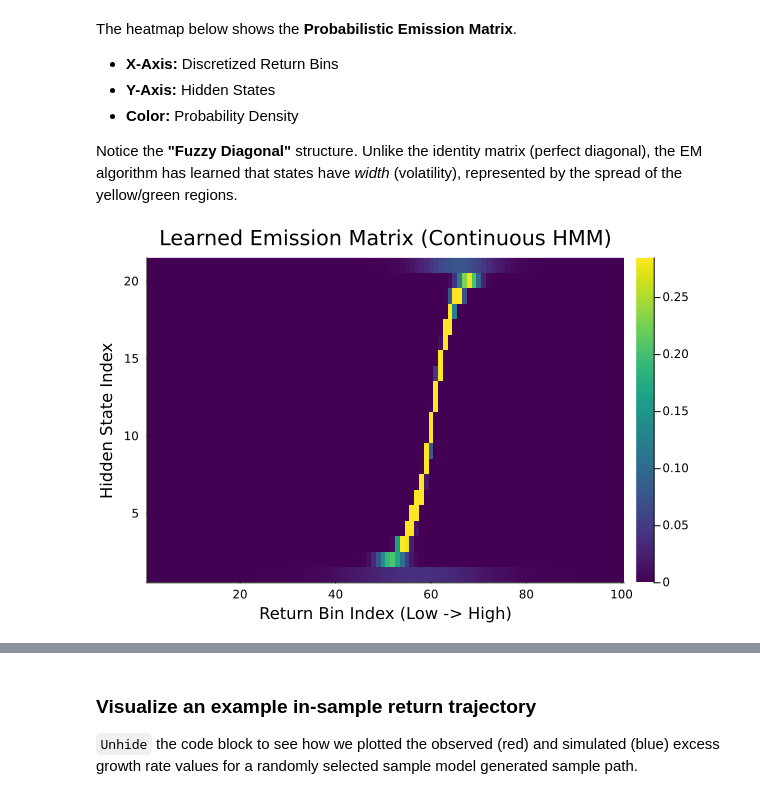
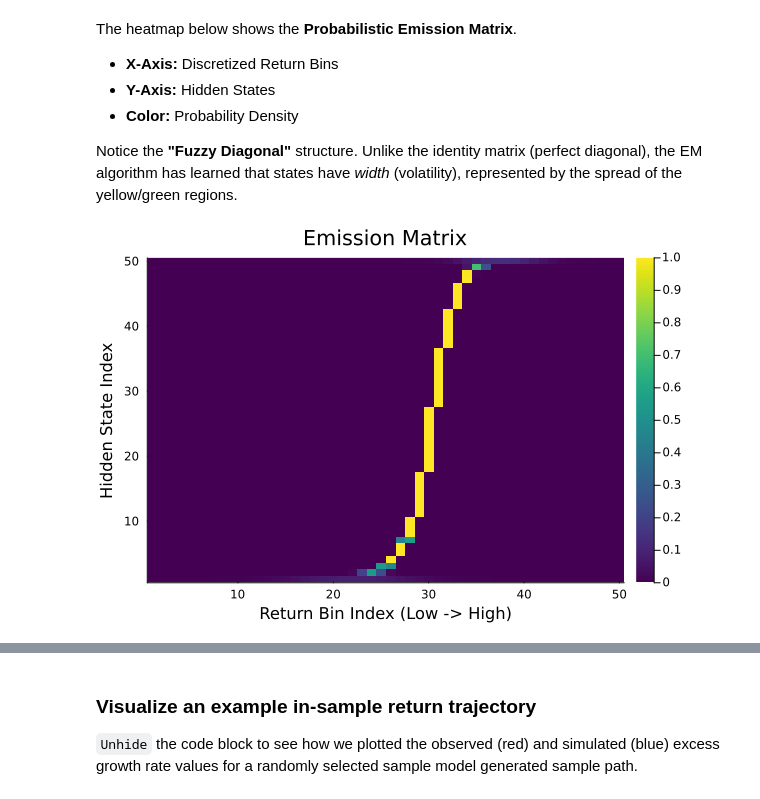
Before and after one commit to varnerlab/CHMM-Model-Repository, a Jupyter notebook: Simulation_notebook-continuous-HMM.ipynb, the cells around one changed output, grey strips where cells are left out. Drawn from its saved outputs; the diff is of its cells as text; code cells hidden in the pictures.

```diff
--- a/Simulation_notebook-continuous-HMM.ipynb
+++ b/Simulation_notebook-continuous-HMM.ipynb
@@ -186,2 +171,2 @@ First, consider the states $\mathcal{S}$. Suppose we number the excess return va
 # %%
-number_of_states = 21; # specify a value here, too many states or too little states would impact the model performance. 100 should provide somewhat fair granuality
+number_of_states = 50; # specify a value here, too many states or too little states would impact the model performance. 100 should provide somewhat fair granuality
@@ -291,43 +355,44 @@ The heatmap below shows the **Probabilistic Emission Matrix**.
 
 Notice the **"Fuzzy Diagonal"** structure. Unlike the identity matrix (perfect diagonal), the EM algorithm has learned that states have *width* (volatility), represented by the spread of the yellow/green regions.
 # %%
-# --- COMPUTE & PLOT LEARNED EMISSION MATRIX ---
-# We discretize the learned Gaussians to visualize them as a matrix
+let
+    # --- COMPUTE & PLOT LEARNED EMISSION MATRIX ---
+    # We discretize the learned Gaussians to visualize them as a matrix
 
-# 1. Define Grid
-min_ret, max_ret = extrema(in_sample_dataset)
-num_bins = 100
-grid_points = range(min_ret, stop=max_ret, length=num_bins)
-step_size = grid_points[2] - grid_points[1]
+    # 1. Define Grid
+    min_ret, max_ret = extrema(in_sample_dataset)
+    num_bins = number_of_states
+    grid_points = range(min_ret, stop=max_ret, length=num_bins)
+    step_size = grid_points[2] - grid_points[1]
 
-# 2. Build Matrix (Rows=States, Cols=Return Bins)
-E_estimated = zeros(number_of_states, num_bins)
-for s in 1:number_of_states
-    d = model.emission[s]
-    for (j, x_val) in enumerate(grid_points)
-        # Probability Mass ≈ PDF * StepSize
-        E_estimated[s, j] = pdf(d, x_val) * step_size
+    # 2. Build Matrix (Rows=States, Cols=Return Bins)
+    E_estimated = zeros(number_of_states, num_bins)
+    for s in 1:number_of_states
+        d = model.emission[s]
+        for (j, x_val) in enumerate(grid_points)
+            # Probability Mass ≈ PDF * StepSize
+            E_estimated[s, j] = pdf(d, x_val) * step_size
+        end
+        # Normalize rows (handle numerical edges)
+        row_sum = sum(E_estimated[s, :])
+        if row_sum > 0
+            E_estimated[s, :] ./= row_sum
+        end
     end
-    # Normalize rows (handle numerical edges)
-    row_sum = sum(E_estimated[s, :])
-    if row_sum > 0
-        E_estimated[s, :] ./= row_sum
-    end
+
+    # 3. Plot
+    heatmap(
+        1:num_bins,
+        1:number_of_states,
+        E_estimated,
+        title = "Emission Matrix",
+        xlabel = "Return Bin Index (Low -> High)",
+        ylabel = "Hidden State Index",
+        color = :viridis,
+        clims = (0, quantile(vec(E_estimated), 0.99))) # Cap at 99th percentile for visibility
 end
-
-# 3. Plot
-heatmap(
-    1:num_bins,
-    1:number_of_states,
-    E_estimated,
-    title = "Learned Emission Matrix (Continuous HMM)",
-    xlabel = "Return Bin Index (Low -> High)",
-    ylabel = "Hidden State Index",
-    color = :viridis,
-    clims = (0, quantile(vec(E_estimated), 0.99)) # Cap at 99th percentile for visibility
-)
 # %% [output]
-[figure, old version]
+[figure, new version]
 # %%
 # Compute the stationary distrubtion
 T_matrix = zeros(number_of_states, number_of_states)
```
Also changed, not shown: parts of 18 cells of this notebook.
